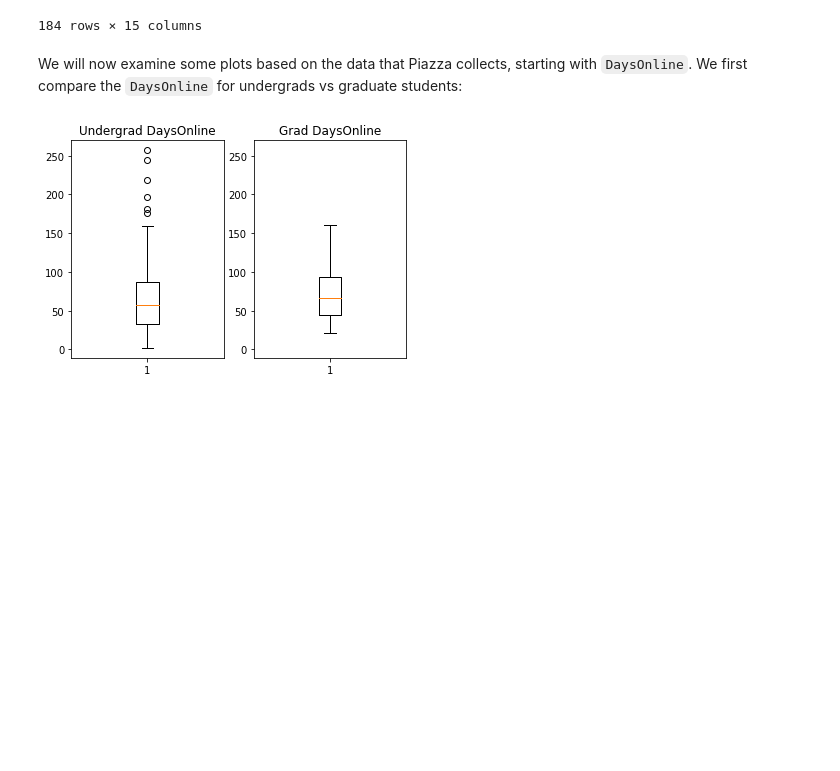
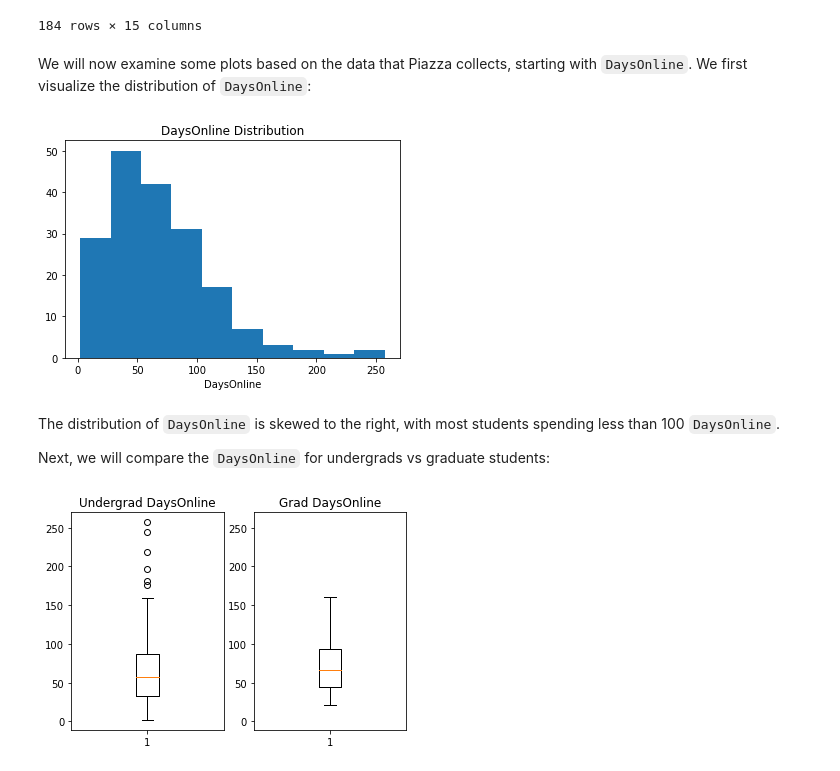
Before and after one commit to amandaliusa/piazza-network-analysis, a Jupyter notebook: visualizations_p_nodes_box.ipynb, the cells around one changed output. Cells and saved outputs as stored; diff of their text form; code cells hidden in the pictures; blank space fills up the shorter version.

```diff
--- a/visualizations_p_nodes_box.ipynb
+++ b/visualizations_p_nodes_box.ipynb
@@ -76,7 +76,18 @@ df_student
 | 183 | P184 | Student | U3 | EE | 9.0 | 95 | 47 | 0 | 0 | 0 | ... |
 184 rows × 15 columns
 # %% [markdown]
-We will now examine some plots based on the data that Piazza collects, starting with `DaysOnline`. We first compare the `DaysOnline` for undergrads vs graduate students:
+We will now examine some plots based on the data that Piazza collects, starting with `DaysOnline`. We first visualize the distribution of `DaysOnline`:
+# %%
+plt.hist(df_student['DaysOnline'], bins=10)
+plt.title('DaysOnline Distribution')
+plt.xlabel('DaysOnline')
+plt.show()
+# %% [output]
+[figure, added]
+# %% [markdown]
+The distribution of `DaysOnline` is skewed to the right, with most students spending less than 100 `DaysOnline`.
+
+Next, we will compare the `DaysOnline` for undergrads vs graduate students:
 # %%
 Undergrad = ['U2', 'U3', 'U4']
 Undergrad_df = df.loc[df['Class'].isin(Undergrad)]
```
Also changed, not shown: parts of 3 cells of this notebook, 1 other file.
